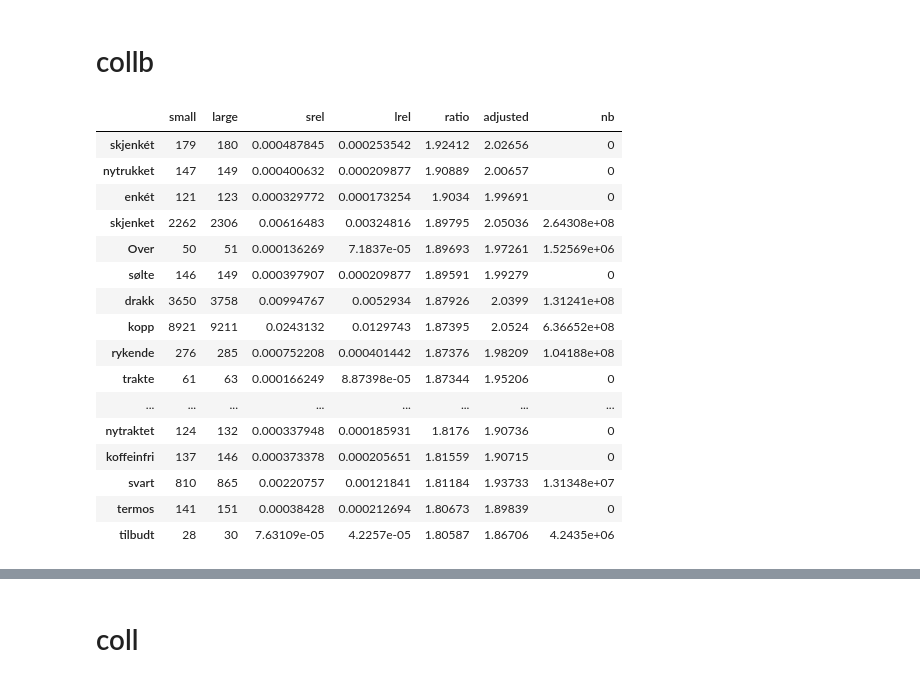
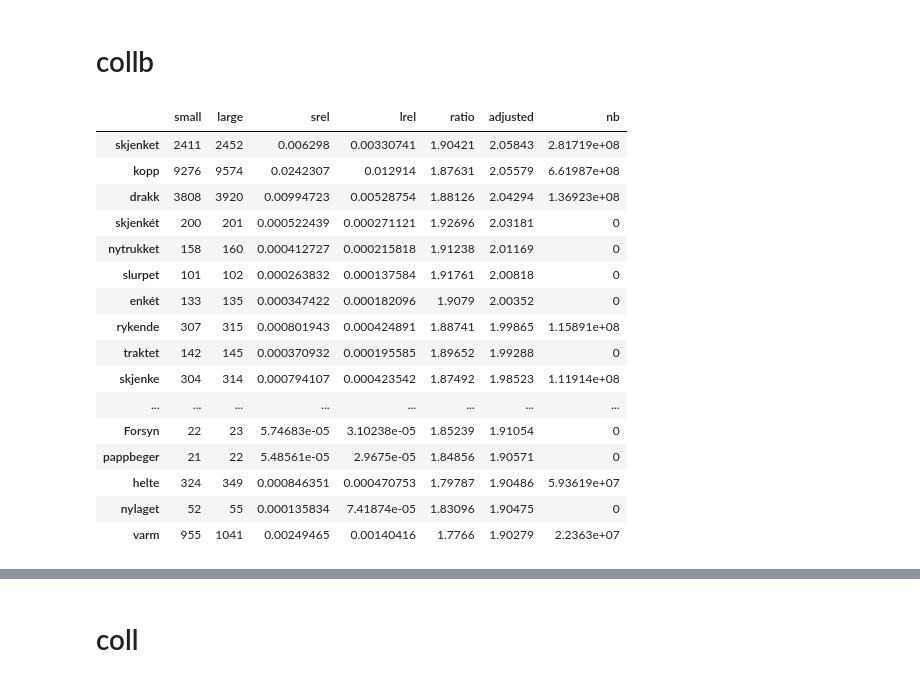
Before and after one commit to Yoonsen/newspapers_coll_conc, a Jupyter notebook: Mass_coll-kaffe.ipynb, the cells around one changed output, grey strips where cells are left out. Saved outputs shown, nothing was run; the diff lists cells and outputs as text; code cells hidden in the pictures.

```diff
--- a/Mass_coll-kaffe.ipynb
+++ b/Mass_coll-kaffe.ipynb
@@ -23,3 +28,16 @@ def df_jaccard(df, col1, col2, number=100, asc=False):
 # %%
 def jaccard(s1, s2):
     return len(set(s1)&set(s2))/len(set(s1)|set(s2))
+# %%
+def large_corpus_dist_coll(collword, urns = None, after= 10, before = 0, n = 300):
+    colls_freq = []
+    colls_dist = []
+    coll = pd.DataFrame()
+    for i in range(0, len(urns), n):
+        a = urn_coll(collword, urns = urns[i:i + n], after= after, before = before)
+        colls_freq.append(nb.frame(a['freq']))
+        colls_dist.append(nb.frame(a['dist']))
+    coll['freq'] = pd.concat(colls_freq, axis=1, sort=False).sum(axis=1)
+    coll['dist'] = pd.concat(colls_dist, axis = 1, sort=False).mean(axis=1)
+    coll['dist_score'] = round(dist(coll['dist'], calculate_midpoint(before, after), coll['freq']), 2)
+    return coll
@@ -59,2 +88,2 @@ The corpus for doing collocations is a sample of 800 books from fictional litera
 # %%
-corpus = nb.book_corpus(ddk="813%", period=(1980, 2000), limit = 5000)
+corpus = nb.book_corpus(words=[collword], ddk="813%", period=(1980, 2000), limit = 5000)
@@ -93,6 +106,11 @@ a2 = nb.frame(large_corpus_coll(collword, urns=list(corpus.urn), after= int(2*lm
 # %%
-b1 = nb.frame(large_corpus_coll(collword, urns=list(corpus.urn), after=0, before = int(2*smd)), 'freq')
-b2 = nb.frame(large_corpus_coll(collword, urns=list(corpus.urn), after=0, before = int(2*lmd)), 'freq')
+b1 = nb.frame(large_corpus_dist_coll(collword, urns=list(corpus.urn), after=0, before = int(2*smd)), 'freq')
+b2 = nb.frame(large_corpus_dist_coll(collword, urns=list(corpus.urn), after=0, before = int(2*lmd)), 'freq')
+# %%
+a1 = a1.to_csv('kaffe_large_after.csv')
+a2 = a2.to_csv('kaffe_small_after.csv')
+b1 = b1.to_csv('kaffe_large_before.csv')
+b2 = b2.to_csv('kaffe_small_before.csv')
 # %% [markdown]
 ## Create collocation dataframe
 
@@ -157,25 +195,25 @@ coll.loc[[',','.', 'og','eller', 'i', 'på']]
 # %% [markdown]
 # collb
 # %%
-collb[collb.small < collb.large].sort_values(by='ratio', ascending=False)[:40].fillna(0).style.background_gradient()
+collb[collb.small < collb.large].sort_values(by='adjusted', ascending=False)[:40].fillna(0).style.background_gradient()
 # %% [output]
 |  | small | large | srel | lrel | ratio | adjusted | nb |
-| skjenkét | 179 | 180 | 0.000487845 | 0.000253542 | 1.92412 | 2.02656 | 0 |
-| nytrukket | 147 | 149 | 0.000400632 | 0.000209877 | 1.90889 | 2.00657 | 0 |
-| enkét | 121 | 123 | 0.000329772 | 0.000173254 | 1.9034 | 1.99691 | 0 |
-| skjenket | 2262 | 2306 | 0.00616483 | 0.00324816 | 1.89795 | 2.05036 | 2.64308e+08 |
-| Over | 50 | 51 | 0.000136269 | 7.1837e-05 | 1.89693 | 1.97261 | 1.52569e+06 |
-| sølte | 146 | 149 | 0.000397907 | 0.000209877 | 1.89591 | 1.99279 | 0 |
-| drakk | 3650 | 3758 | 0.00994767 | 0.0052934 | 1.87926 | 2.0399 | 1.31241e+08 |
-| kopp | 8921 | 9211 | 0.0243132 | 0.0129743 | 1.87395 | 2.0524 | 6.36652e+08 |
-| rykende | 276 | 285 | 0.000752208 | 0.000401442 | 1.87376 | 1.98209 | 1.04188e+08 |
-| trakte | 61 | 63 | 0.000166249 | 8.87398e-05 | 1.87344 | 1.95206 | 0 |
+| skjenket | 2411 | 2452 | 0.006298 | 0.00330741 | 1.90421 | 2.05843 | 2.81719e+08 |
+| kopp | 9276 | 9574 | 0.0242307 | 0.012914 | 1.87631 | 2.05579 | 6.61987e+08 |
+| drakk | 3808 | 3920 | 0.00994723 | 0.00528754 | 1.88126 | 2.04294 | 1.36923e+08 |
+| skjenkét | 200 | 201 | 0.000522439 | 0.000271121 | 1.92696 | 2.03181 | 0 |
+| nytrukket | 158 | 160 | 0.000412727 | 0.000215818 | 1.91238 | 2.01169 | 0 |
+| slurpet | 101 | 102 | 0.000263832 | 0.000137584 | 1.91761 | 2.00818 | 0 |
+| enkét | 133 | 135 | 0.000347422 | 0.000182096 | 1.9079 | 2.00352 | 0 |
+| rykende | 307 | 315 | 0.000801943 | 0.000424891 | 1.88741 | 1.99865 | 1.15891e+08 |
+| traktet | 142 | 145 | 0.000370932 | 0.000195585 | 1.89652 | 1.99288 | 0 |
+| skjenke | 304 | 314 | 0.000794107 | 0.000423542 | 1.87492 | 1.98523 | 1.11914e+08 |
 | ... | ... | ... | ... | ... | ... | ... | ... |
-| nytraktet | 124 | 132 | 0.000337948 | 0.000185931 | 1.8176 | 1.90736 | 0 |
-| koffeinfri | 137 | 146 | 0.000373378 | 0.000205651 | 1.81559 | 1.90715 | 0 |
-| svart | 810 | 865 | 0.00220757 | 0.00121841 | 1.81184 | 1.93733 | 1.31348e+07 |
-| termos | 141 | 151 | 0.00038428 | 0.000212694 | 1.80673 | 1.89839 | 0 |
-| tilbudt | 28 | 30 | 7.63109e-05 | 4.2257e-05 | 1.80587 | 1.86706 | 4.2435e+06 |
+| Forsyn | 22 | 23 | 5.74683e-05 | 3.10238e-05 | 1.85239 | 1.91054 | 0 |
+| pappbeger | 21 | 22 | 5.48561e-05 | 2.9675e-05 | 1.84856 | 1.90571 | 0 |
+| helte | 324 | 349 | 0.000846351 | 0.000470753 | 1.79787 | 1.90486 | 5.93619e+07 |
+| nylaget | 52 | 55 | 0.000135834 | 7.41874e-05 | 1.83096 | 1.90475 | 0 |
+| varm | 955 | 1041 | 0.00249465 | 0.00140416 | 1.7766 | 1.90279 | 2.2363e+07 |
 # %%
 collb.sort_values(by='nb', ascending=False)[:40].fillna(0).style.background_gradient()
 # %% [output]
```
Also changed, not shown: parts of 25 cells of this notebook, 9 other files.
